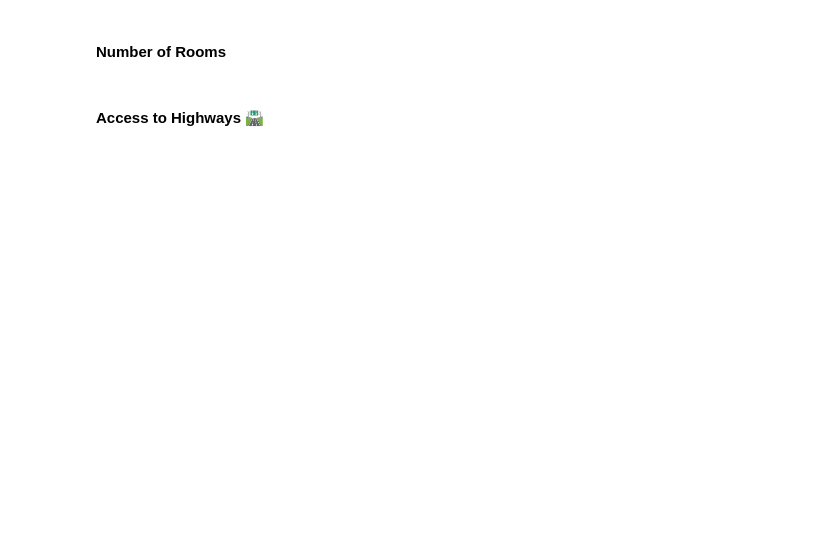
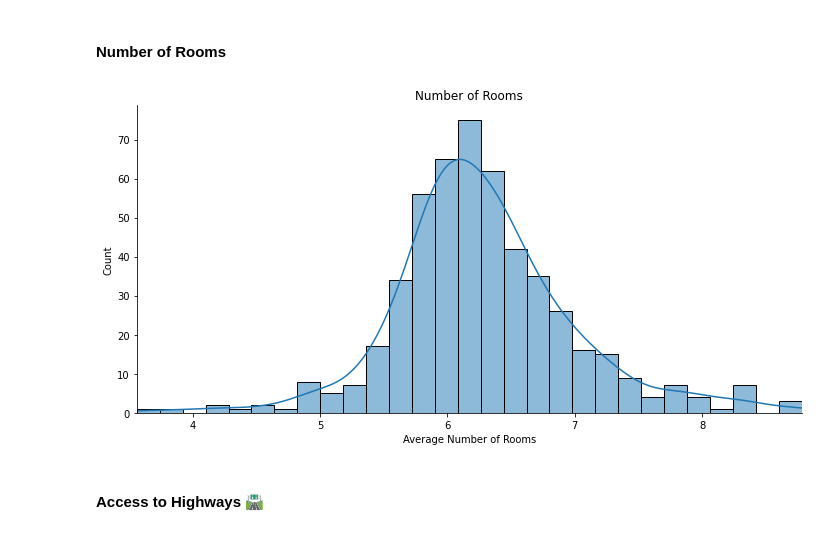
Before and after one commit to zoard-ehmann/100-days-of-python, a Jupyter notebook: Day80/Predict_House_Prices/Multivariable_Regression_and_Valuation_Model.ipynb, the cells around one changed output. Drawn from its saved outputs; the diff is of its cells as text; code cells hidden in the pictures; blank space fills up the shorter version.

```diff
--- a/Day80/Predict_House_Prices/Multivariable_Regression_and_Valuation_Model.ipynb
+++ b/Day80/Predict_House_Prices/Multivariable_Regression_and_Valuation_Model.ipynb
@@ -189,4 +223,21 @@ What do you notice in the distributions of the data?
 # %% [markdown]
 #### Number of Rooms
+# %%
+room_bar = sns.displot(
+    data=data,
+    x='RM',
+    aspect=2,
+    kde=True
+)
+
+room_bar.set(
+    title='Number of Rooms',
+    xlabel='Average Number of Rooms',
+    xlim=([data.RM.min(), data.RM.max()])
+)
+
+plt.show()
+# %% [output]
+[figure, added]
 # %% [markdown]
 #### Access to Highways 🛣
```
Also changed, not shown: parts of 5 cells of this notebook.
